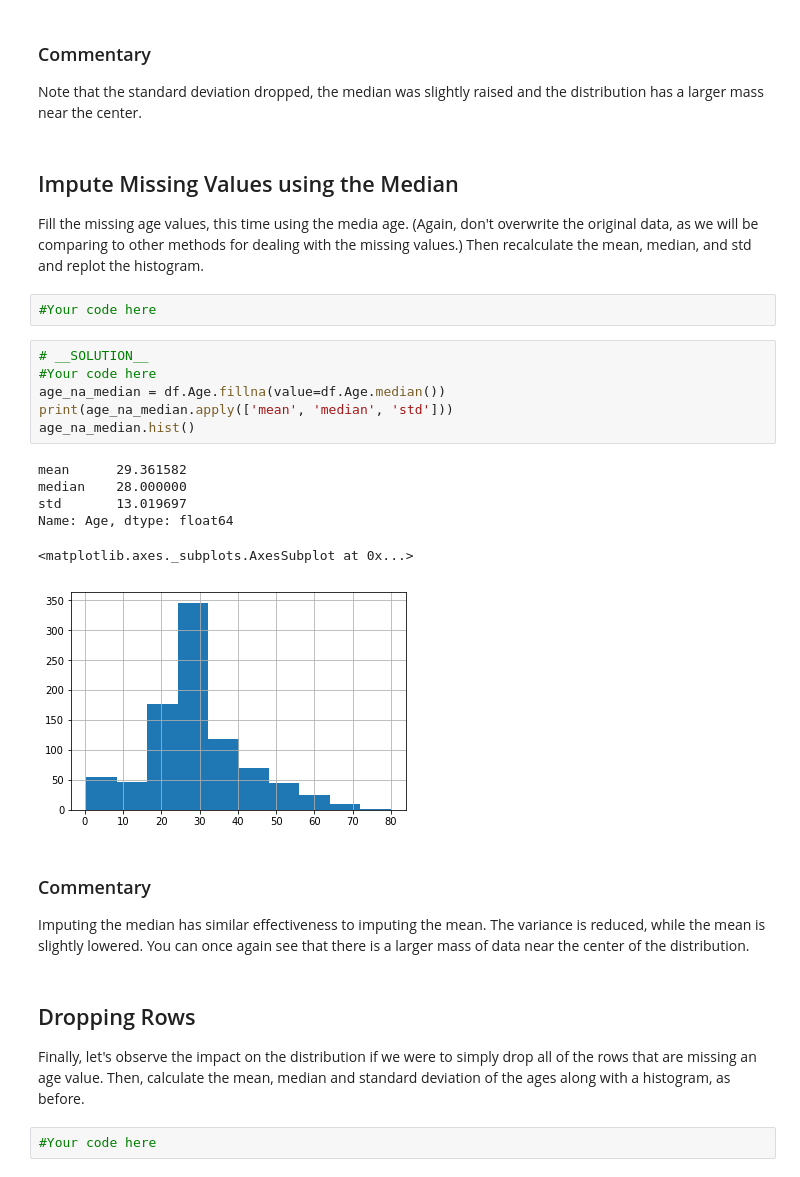
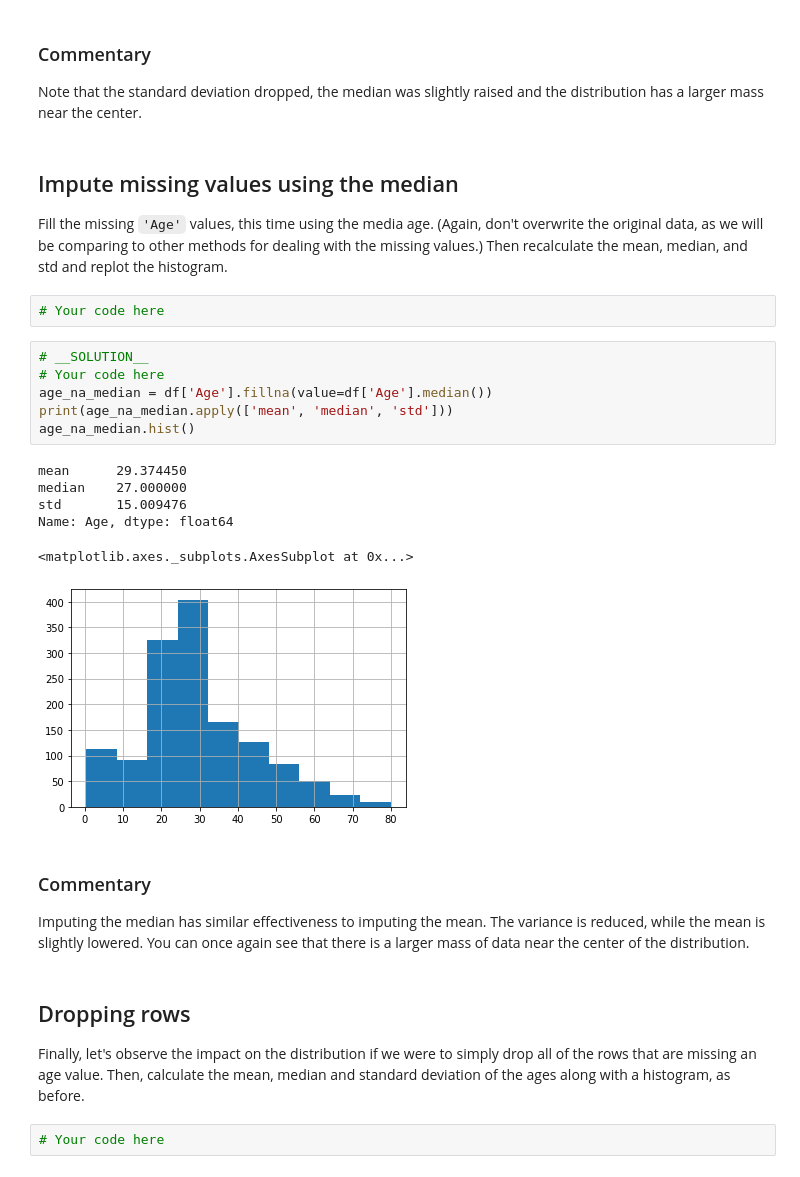
Before and after one commit to learn-co-curriculum/dsc-more-on-missing-data-lab, a Jupyter notebook: index.ipynb, the cells around one changed output. Drawn from its saved outputs; the diff is of its cells as text.

```diff
--- a/index.ipynb
+++ b/index.ipynb
@@ -103,33 +102,33 @@ Name: Age, dtype: float64
 
 Note that the standard deviation dropped, the median was slightly raised and the distribution has a larger mass near the center.
 # %% [markdown]
-## Impute Missing Values using the Median
+## Impute missing values using the median
 
-Fill the missing age values, this time using the media age. (Again, don't overwrite the original data, as we will be comparing to other methods for dealing with the missing values.) Then recalculate the mean, median, and std and replot the histogram.
+Fill the missing `'Age'` values, this time using the media age. (Again, don't overwrite the original data, as we will be comparing to other methods for dealing with the missing values.) Then recalculate the mean, median, and std and replot the histogram.
 # %%
-#Your code here
+# Your code here
 # %%
 # __SOLUTION__
-#Your code here
-age_na_median = df.Age.fillna(value=df.Age.median())
+# Your code here
+age_na_median = df['Age'].fillna(value=df['Age'].median())
 print(age_na_median.apply(['mean', 'median', 'std']))
 age_na_median.hist()
 # %% [output]
-mean      29.361582
-median    28.000000
-std       13.019697
+mean      29.374450
+median    27.000000
+std       15.009476
 Name: Age, dtype: float64
 <matplotlib.axes._subplots.AxesSubplot at 0x...>
-[figure, old version]
+[figure, new version]
 # %% [markdown]
 ### Commentary
 
 Imputing the median has similar effectiveness to imputing the mean. The variance is reduced, while the mean is slightly lowered. You can once again see that there is a larger mass of data near the center of the distribution.
 # %% [markdown]
-## Dropping Rows
+## Dropping rows
 
 Finally, let's observe the impact on the distribution if we were to simply drop all of the rows that are missing an age value. Then, calculate the mean, median and standard deviation of the ages along with a histogram, as before.
 # %%
-#Your code here
+# Your code here
 # %%
 # __SOLUTION__
```
Also changed, not shown: parts of 16 cells of this notebook, 1 other file.
